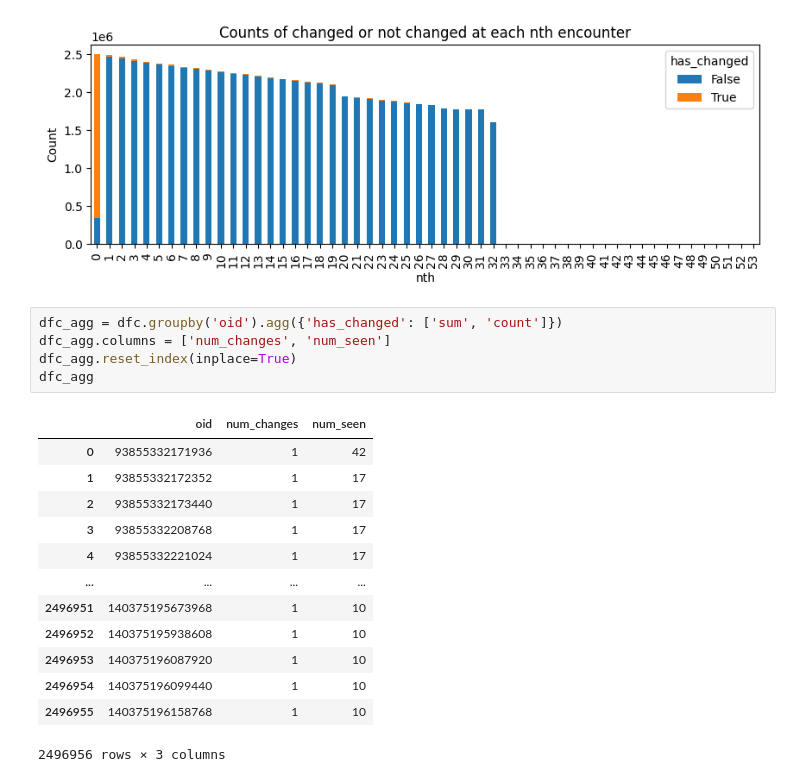
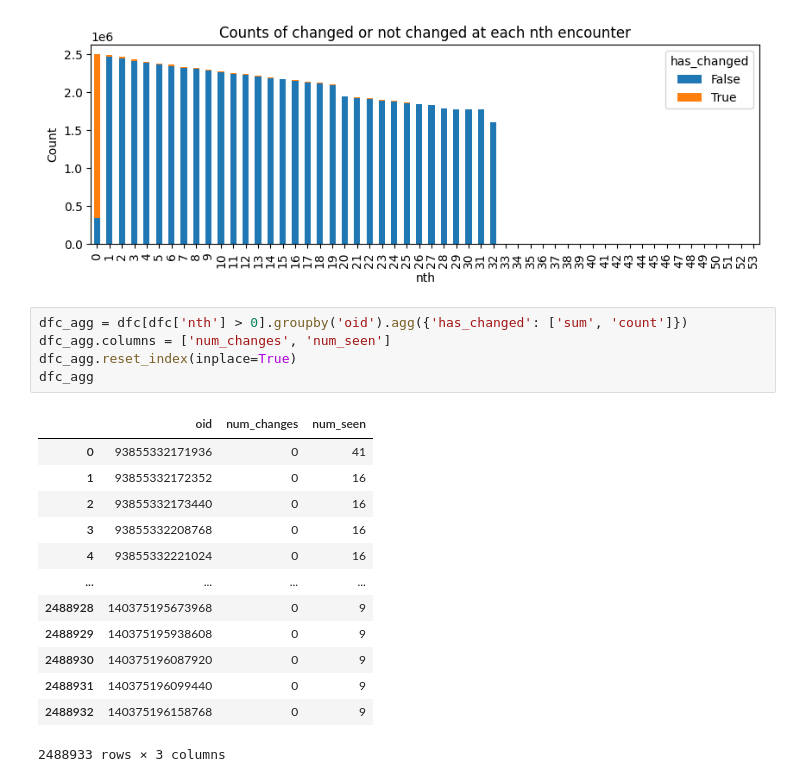
Before and after one commit to illinoisdata/pod, a Jupyter notebook: explore.ipynb, the cells around one changed output. Drawn from its saved outputs; the diff is of its cells as text.

```diff
--- a/explore.ipynb
+++ b/explore.ipynb
@@ -244,24 +248,24 @@ plt.show()
 # %% [output]
 [figure]
 # %%
-dfc_agg = dfc.groupby('oid').agg({'has_changed': ['sum', 'count']})
+dfc_agg = dfc[dfc['nth'] > 0].groupby('oid').agg({'has_changed': ['sum', 'count']})
 dfc_agg.columns = ['num_changes', 'num_seen']
 dfc_agg.reset_index(inplace=True)
 dfc_agg
 # %% [output]
 |  | oid | num_changes | num_seen |
-| 0 | 93855332171936 | 1 | 42 |
-| 1 | 93855332172352 | 1 | 17 |
-| 2 | 93855332173440 | 1 | 17 |
-| 3 | 93855332208768 | 1 | 17 |
-| 4 | 93855332221024 | 1 | 17 |
+| 0 | 93855332171936 | 0 | 41 |
+| 1 | 93855332172352 | 0 | 16 |
+| 2 | 93855332173440 | 0 | 16 |
+| 3 | 93855332208768 | 0 | 16 |
+| 4 | 93855332221024 | 0 | 16 |
 | ... | ... | ... | ... |
-| 2496951 | 140375195673968 | 1 | 10 |
-| 2496952 | 140375195938608 | 1 | 10 |
-| 2496953 | 140375196087920 | 1 | 10 |
-| 2496954 | 140375196099440 | 1 | 10 |
-| 2496955 | 140375196158768 | 1 | 10 |
+| 2488928 | 140375195673968 | 0 | 9 |
+| 2488929 | 140375195938608 | 0 | 9 |
+| 2488930 | 140375196087920 | 0 | 9 |
+| 2488931 | 140375196099440 | 0 | 9 |
+| 2488932 | 140375196158768 | 0 | 9 |
-2496956 rows × 3 columns
+2488933 rows × 3 columns
 # %%
 IMMUTABLE_TYPES = [
     'str',
```
Also changed, not shown: parts of 18 cells of this notebook, 8 other files.
